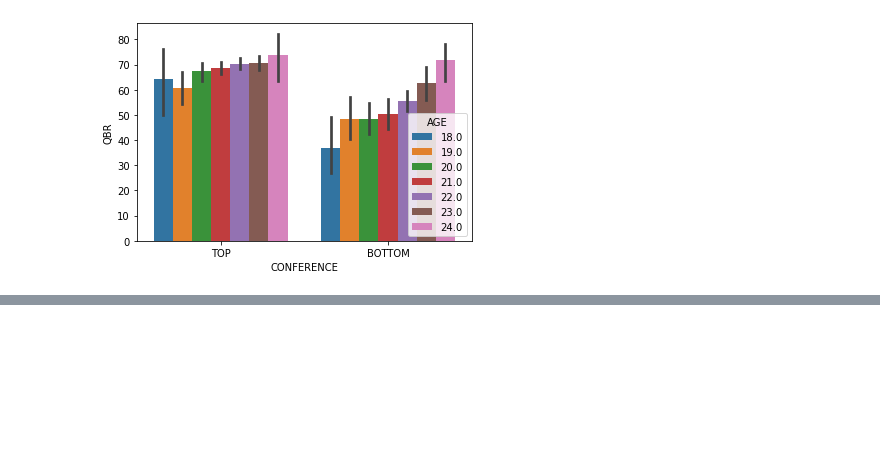
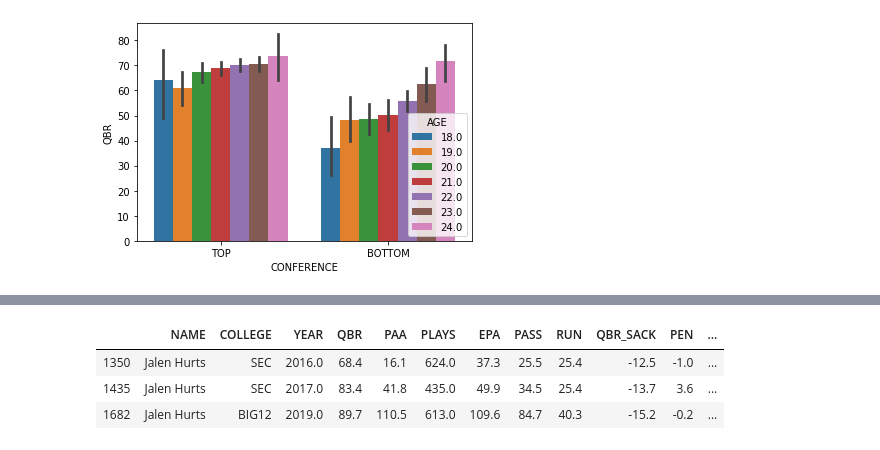
Before and after one commit to bt02/NCAA-Quaterback-Analysis, a Jupyter notebook: eda.ipynb, the cells around one changed output, grey strips where cells are left out. Cells and saved outputs as stored; diff of their text form; code cells hidden in the pictures; blank space fills up the shorter version.

```diff
--- a/eda.ipynb
+++ b/eda.ipynb
@@ -94,0 +119,7 @@ hdf
+# %%
+df[df['NAME']=='Jalen Hurts']
+# %% [output]
+|  | NAME | COLLEGE | YEAR | QBR | PAA | PLAYS | EPA | PASS | RUN | QBR_SACK | PEN | ... |
+| 1350 | Jalen Hurts | SEC | 2016.0 | 68.4 | 16.1 | 624.0 | 37.3 | 25.5 | 25.4 | -12.5 | -1.0 | ... |
+| 1435 | Jalen Hurts | SEC | 2017.0 | 83.4 | 41.8 | 435.0 | 49.9 | 34.5 | 25.4 | -13.7 | 3.6 | ... |
+| 1682 | Jalen Hurts | BIG12 | 2019.0 | 89.7 | 110.5 | 613.0 | 109.6 | 84.7 | 40.3 | -15.2 | -0.2 | ... |
```
Also changed, not shown: parts of 13 cells of this notebook, 1 other file.
